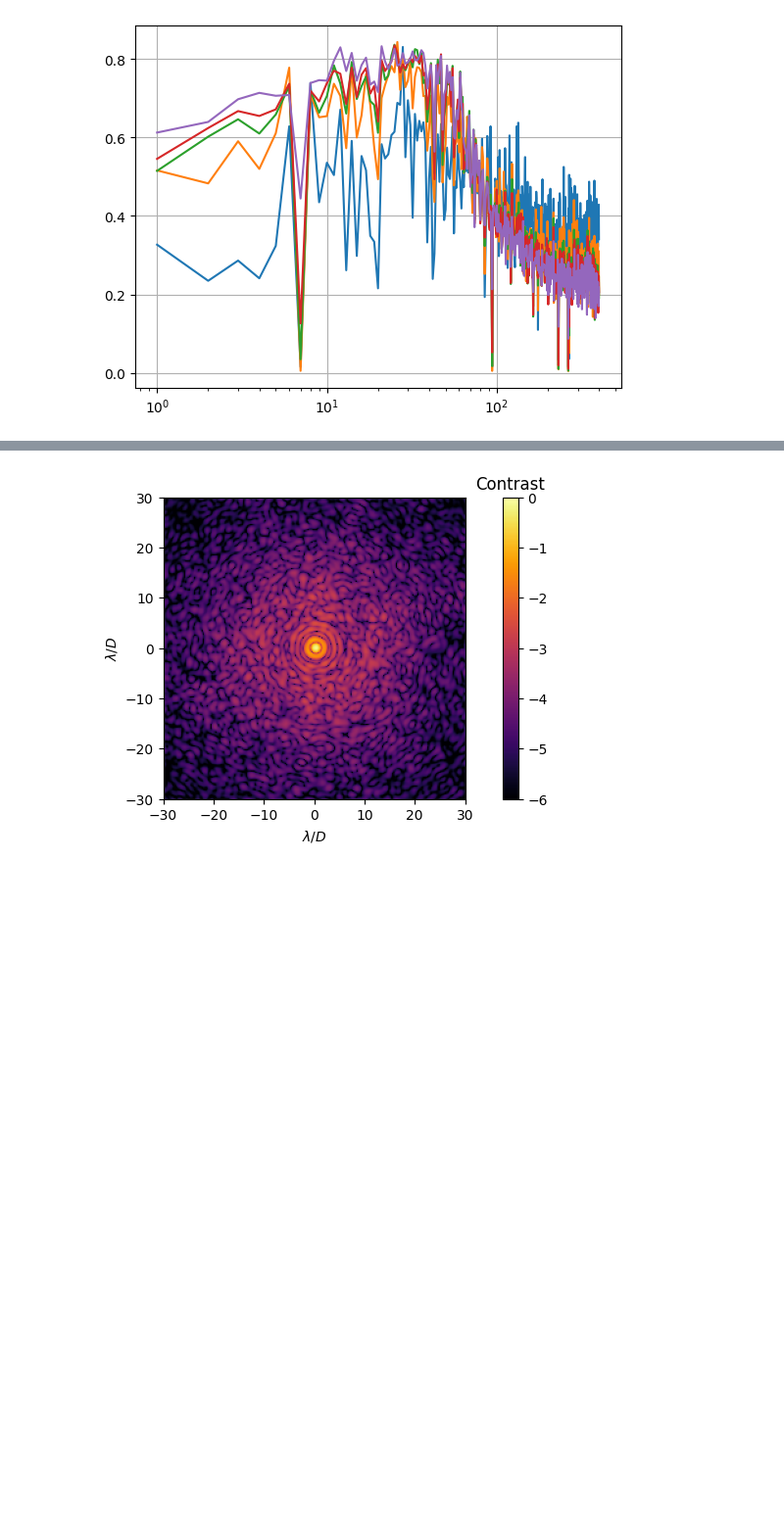
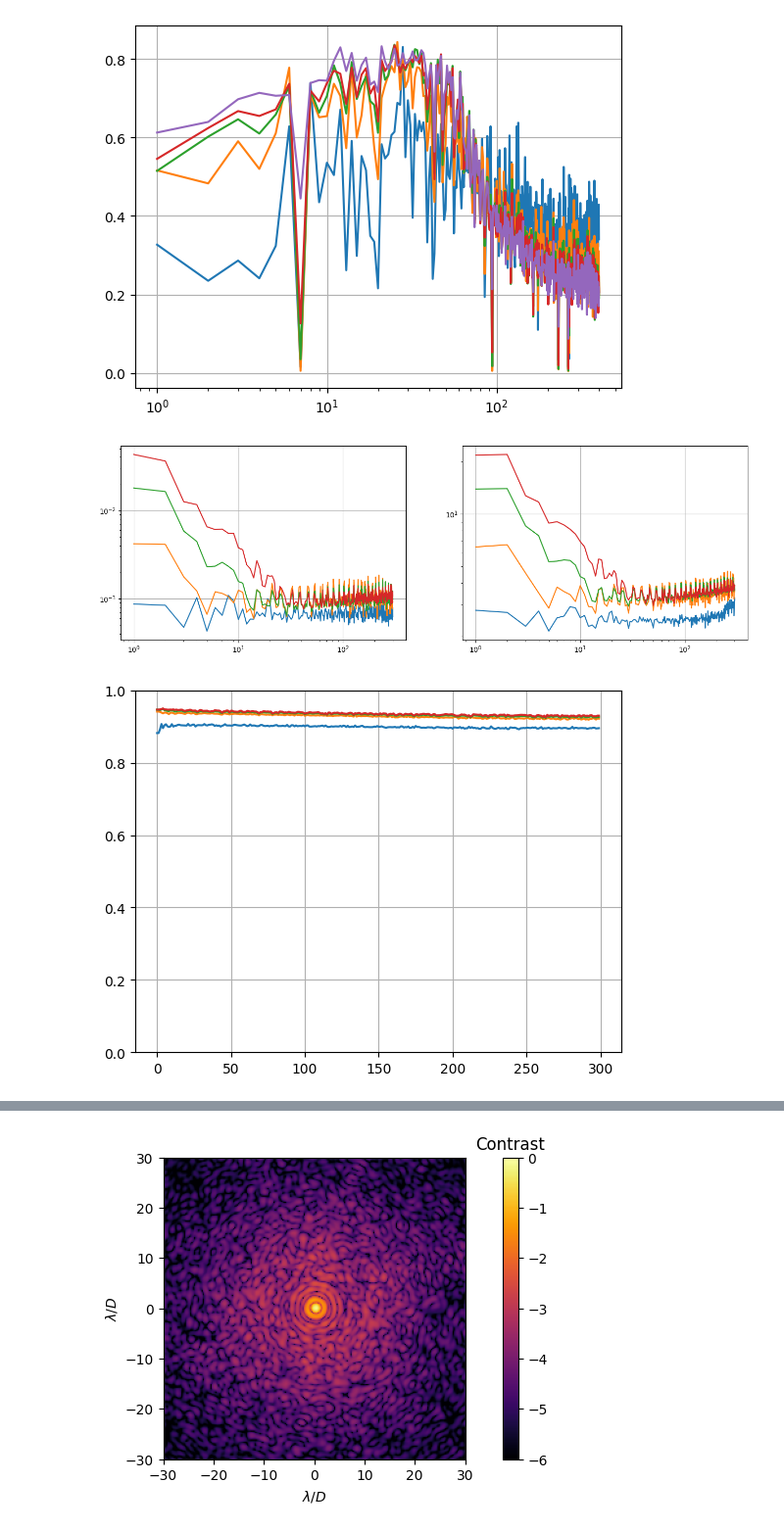
Before and after one commit to Menessao/SPECULA, a Jupyter notebook: config/SensorFusion/paperPlots.ipynb, the cells around one changed output, grey strips where cells are left out. Shown at 98% size. Drawn from its saved outputs; the diff is of its cells as text; code cells hidden in the pictures; blank space fills up the shorter version.

```diff
--- a/config/SensorFusion/paperPlots.ipynb
+++ b/config/SensorFusion/paperPlots.ipynb
@@ -278 +242,68 @@ plt.xscale('log')
+# %%
+frame09p1 = fits.getdata('/raid1/mmenessini/calibration/RISTRETTO/frames/pyr1.0_48x48_s0.90_300modes_avg_frame.fits')
+frame09p0 = fits.getdata('/raid1/mmenessini/calibration/RISTRETTO/frames/pyr0.0_48x48_s0.90_300modes_avg_frame.fits')
+frame09p2 = fits.getdata('/raid1/mmenessini/calibration/RISTRETTO/frames/pyr2.0_48x48_s0.90_300modes_avg_frame.fits')
+frame09p3 = fits.getdata('/raid1/mmenessini/calibration/RISTRETTO/frames/pyr3.0_48x48_s0.90_300modes_avg_frame.fits')
+
+pyr48_mask = get_pupil_mask(npix=120,filepath='/raid1/mmenessini/calibration/RISTRETTO/pupils/pyr_pupdata_48x48.fits')
+
+simpc09p0 = fits.getdata('/raid1/mmenessini/calibration/RISTRETTO/im/pyr0.0_48x48_s0.90_1300modes_simpc.fits')
+simpc09p1 = fits.getdata('/raid1/mmenessini/calibration/RISTRETTO/im/pyr1.0_48x48_s0.90_1300modes_simpc.fits')
+simpc09p2 = fits.getdata('/raid1/mmenessini/calibration/RISTRETTO/im/pyr2.0_48x48_s0.90_1300modes_simpc.fits')
+simpc09p3 = fits.getdata('/raid1/mmenessini/calibration/RISTRETTO/im/pyr3.0_48x48_s0.90_1300modes_simpc.fits')
+
+rec0 = fits.getdata('/raid1/mmenessini/calibration/RISTRETTO/rec/pyr0.0_48x48_300modes_rec.fits')
+rec1 = fits.getdata('/raid1/mmenessini/calibration/RISTRETTO/rec/pyr1.0_48x48_300modes_rec.fits')
+rec2 = fits.getdata('/raid1/mmenessini/calibration/RISTRETTO/rec/pyr2.0_48x48_300modes_rec.fits')
+rec3 = fits.getdata('/raid1/mmenessini/calibration/RISTRETTO/rec/pyr3.0_48x48_300modes_rec.fits')
+
+sn0 = fits.getdata('/raid1/mmenessini/calibration/RISTRETTO/slopenulls/pyr0.0_48x48_sn.fits')
+sn1 = fits.getdata('/raid1/mmenessini/calibration/RISTRETTO/slopenulls/pyr1.0_48x48_sn.fits')
+sn2 = fits.getdata('/raid1/mmenessini/calibration/RISTRETTO/slopenulls/pyr2.0_48x48_sn.fits')
+sn3 = fits.getdata('/raid1/mmenessini/calibration/RISTRETTO/slopenulls/pyr3.0_48x48_sn.fits')
+
+alias0 = fits.getdata('/raid1/mmenessini/calibration/RISTRETTO/aliasing/pyr0.0_48x48_s0.90_300modes_alias.fits')
+alias1 = fits.getdata('/raid1/mmenessini/calibration/RISTRETTO/aliasing/pyr1.0_48x48_s0.90_300modes_alias.fits')
+alias2 = fits.getdata('/raid1/mmenessini/calibration/RISTRETTO/aliasing/pyr2.0_48x48_s0.90_300modes_alias.fits')
+alias3 = fits.getdata('/raid1/mmenessini/calibration/RISTRETTO/aliasing/pyr3.0_48x48_s0.90_300modes_alias.fits')
+
+N = 300
+og0 = np.diag(rec0 @ simpc09p0[:,:N])
+og1 = np.diag(rec1 @ simpc09p1[:,:N])
+og2 = np.diag(rec2 @ simpc09p2[:,:N])
+og3 = np.diag(rec3 @ simpc09p3[:,:N])
+
+RON = 0.5
+Nphot = 1e+6
+cov0 = rec_noise(rec=rec0,frame=frame09p0,mask=pyr48_mask,sn=sn0,RON=RON,Nphot=Nphot)
+cov1 = rec_noise(rec=rec1,frame=frame09p1,mask=pyr48_mask,sn=sn1,RON=RON,Nphot=Nphot)
+cov2 = rec_noise(rec=rec2,frame=frame09p2,mask=pyr48_mask,sn=sn2,RON=RON,Nphot=Nphot)
+cov3 = rec_noise(rec=rec3,frame=frame09p3,mask=pyr48_mask,sn=sn3,RON=RON,Nphot=Nphot)
+
+x = np.arange(N)+1
+
+plt.figure(figsize=(16,5))
+plt.subplot(1,2,1)
+plt.loglog(x,cov0)
+plt.loglog(x,cov1)
+plt.loglog(x,cov2)
+plt.loglog(x,cov3)
+plt.grid()
+plt.subplot(1,2,2)
+plt.loglog(x,cov0/og0**2+alias0/og0**2)
+plt.loglog(x,cov1/og1**2+alias1/og1**2)
+plt.loglog(x,cov2/og2**2+alias2/og2**2)
+plt.loglog(x,cov3/og3**2+alias3/og3**2)
+plt.grid()
+
+plt.figure()
+plt.plot(og0)
+plt.plot(og1)
+plt.plot(og2)
+plt.plot(og3)
+plt.ylim([0,1])
+plt.grid()
+# %% [output]
+[figure, added]
+[figure, added]
 # %%
```
Also changed, not shown: parts of 8 cells of this notebook, 1 other file.
